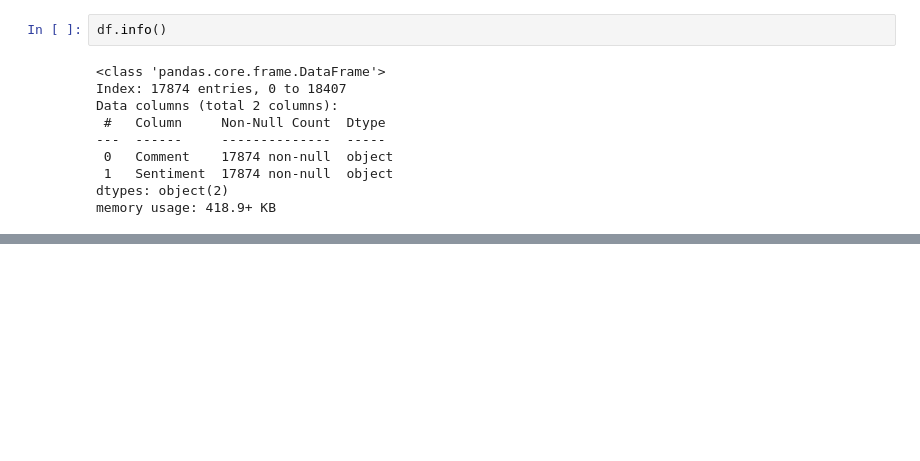
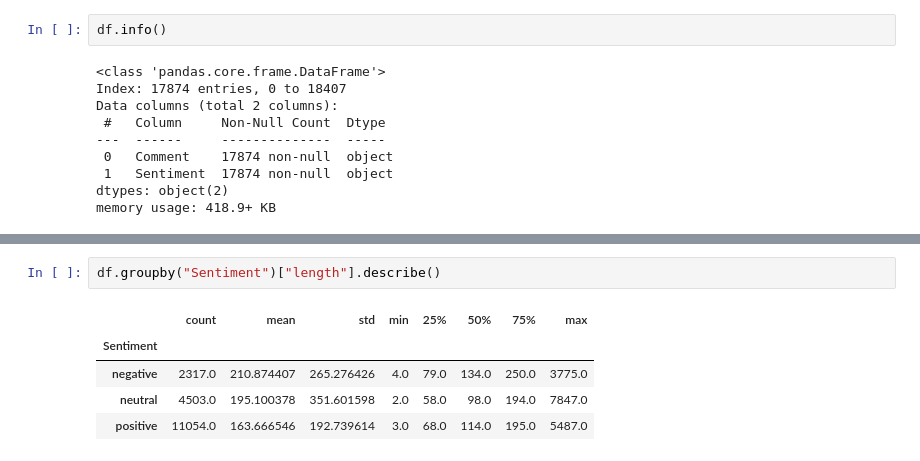
Before and after one commit to rnimisha/youtube-comment-analyzer, a Jupyter notebook: notebook/eda.ipynb, the cells around one changed output, grey strips where cells are left out. Saved outputs shown, nothing was run; the diff lists cells and outputs as text; blank space fills up the shorter version.

```diff
--- a/notebook/eda.ipynb
+++ b/notebook/eda.ipynb
@@ -112,0 +163,8 @@ memory usage: 418.9+ KB
+# %%
+df.groupby("Sentiment")["length"].describe()
+# %% [output]
+|  | count | mean | std | min | 25% | 50% | 75% | max |
+| Sentiment |  |  |  |  |  |  |  |  |
+| negative | 2317.0 | 210.874407 | 265.276426 | 4.0 | 79.0 | 134.0 | 250.0 | 3775.0 |
+| neutral | 4503.0 | 195.100378 | 351.601598 | 2.0 | 58.0 | 98.0 | 194.0 | 7847.0 |
+| positive | 11054.0 | 163.666546 | 192.739614 | 3.0 | 68.0 | 114.0 | 195.0 | 5487.0 |
```
Also changed, not shown: parts of 8 cells of this notebook.
